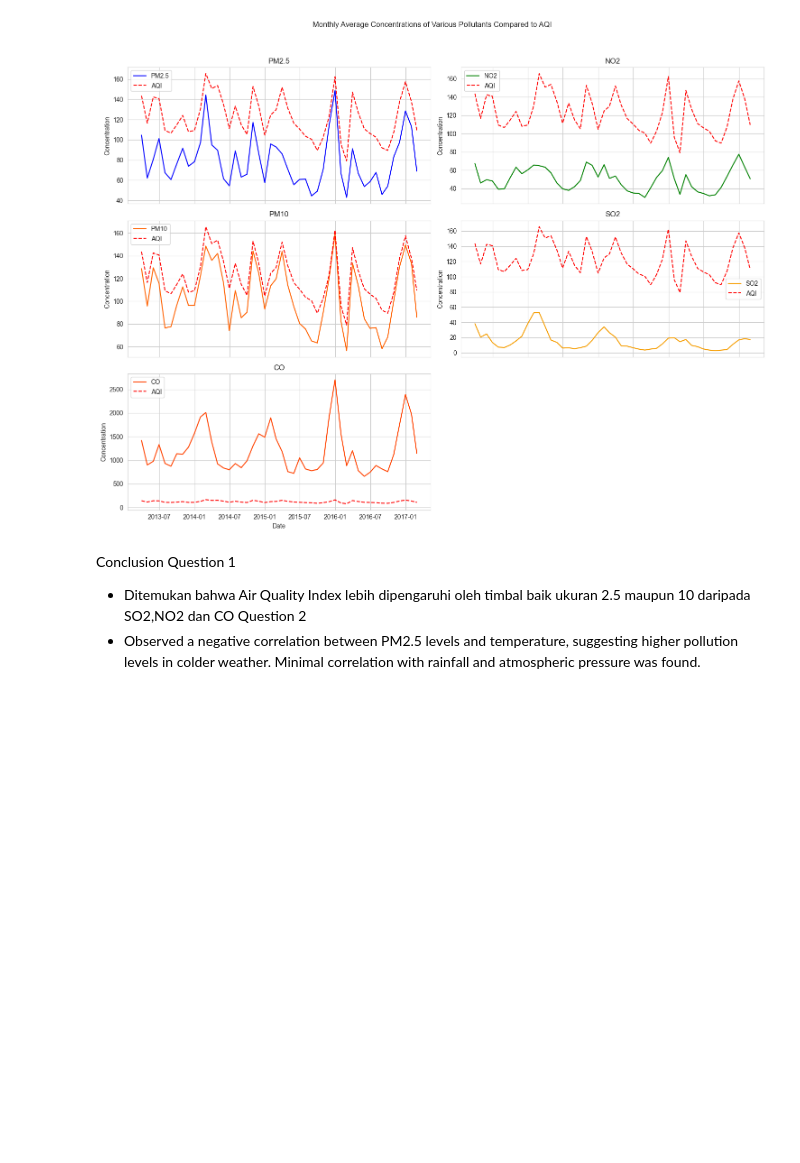
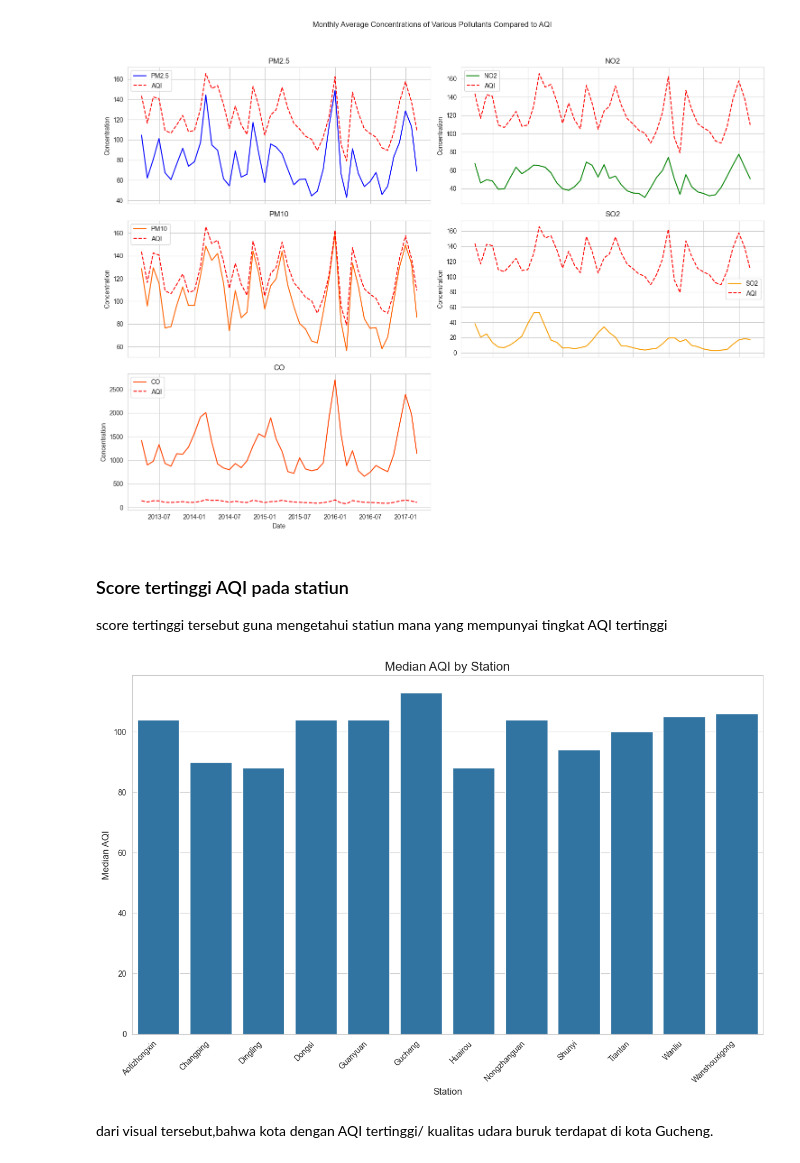
Before and after one commit to kayabaakihiko13/Tugas-Analytic-Dicoding, a Jupyter notebook: data_analytics.ipynb, the cells around one changed output. Saved outputs shown, nothing was run; the diff lists cells and outputs as text; code cells hidden in the pictures; blank space fills up the shorter version.

```diff
--- a/notebook/data_analytics.ipynb
+++ b/data_analytics.ipynb
@@ -322,9 +364,31 @@ plt.tight_layout(rect=[0, 0.03, 1, 0.95])  # Untuk menyesuaikan layout dengan ti
 plt.show()
 # %% [output]
 [figure]
-# %% [markdown]
-Conclusion
-Question 1
-- Ditemukan bahwa Air Quality Index lebih dipengaruhi oleh timbal baik ukuran 2.5 maupun 10 daripada SO2,NO2 dan CO
-Question 2
-- Observed a negative correlation between PM2.5 levels and temperature, suggesting higher pollution levels in colder weather. Minimal correlation with rainfall and atmospheric pressure was found.
+# %% [markdown]
+### Score tertinggi AQI pada statiun
+
+score tertinggi tersebut guna mengetahui statiun mana yang mempunyai tingkat AQI tertinggi
+# %%
+# Calculate median AQI for each station
+median_aqi_by_station = df_merge.groupby('station')['AQI'].median().reset_index()
+
+# Set plot size and style
+plt.figure(figsize=(12, 8))
+sns.set_style('whitegrid')
+
+# Create a bar plot for median AQI by station
+sns.barplot(x='station', y='AQI', data=median_aqi_by_station)
+
+# Add plot title and labels
+plt.title('Median AQI by Station', fontsize=16)
+plt.xlabel('Station', fontsize=12)
+plt.ylabel('Median AQI', fontsize=12)
+plt.xticks(rotation=45, ha='right')
+
+# Show the plot
+plt.tight_layout()
+plt.show()
+# %% [output]
+[figure, added]
+# %% [markdown]
+dari visual tersebut,bahwa kota dengan AQI tertinggi/ kualitas udara buruk terdapat di kota Gucheng.
```
Also changed, not shown: parts of 6 cells of this notebook, 4 other files.
